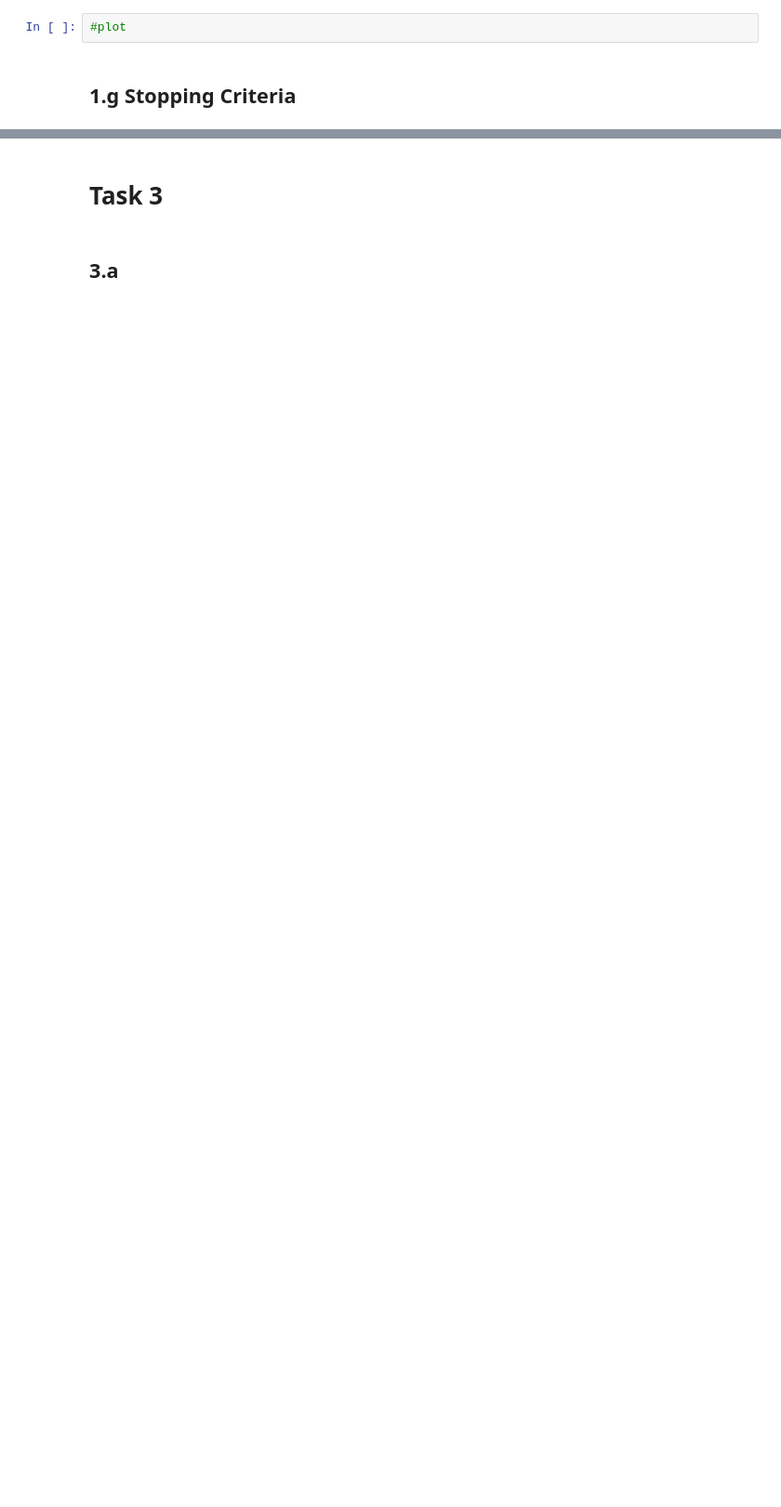
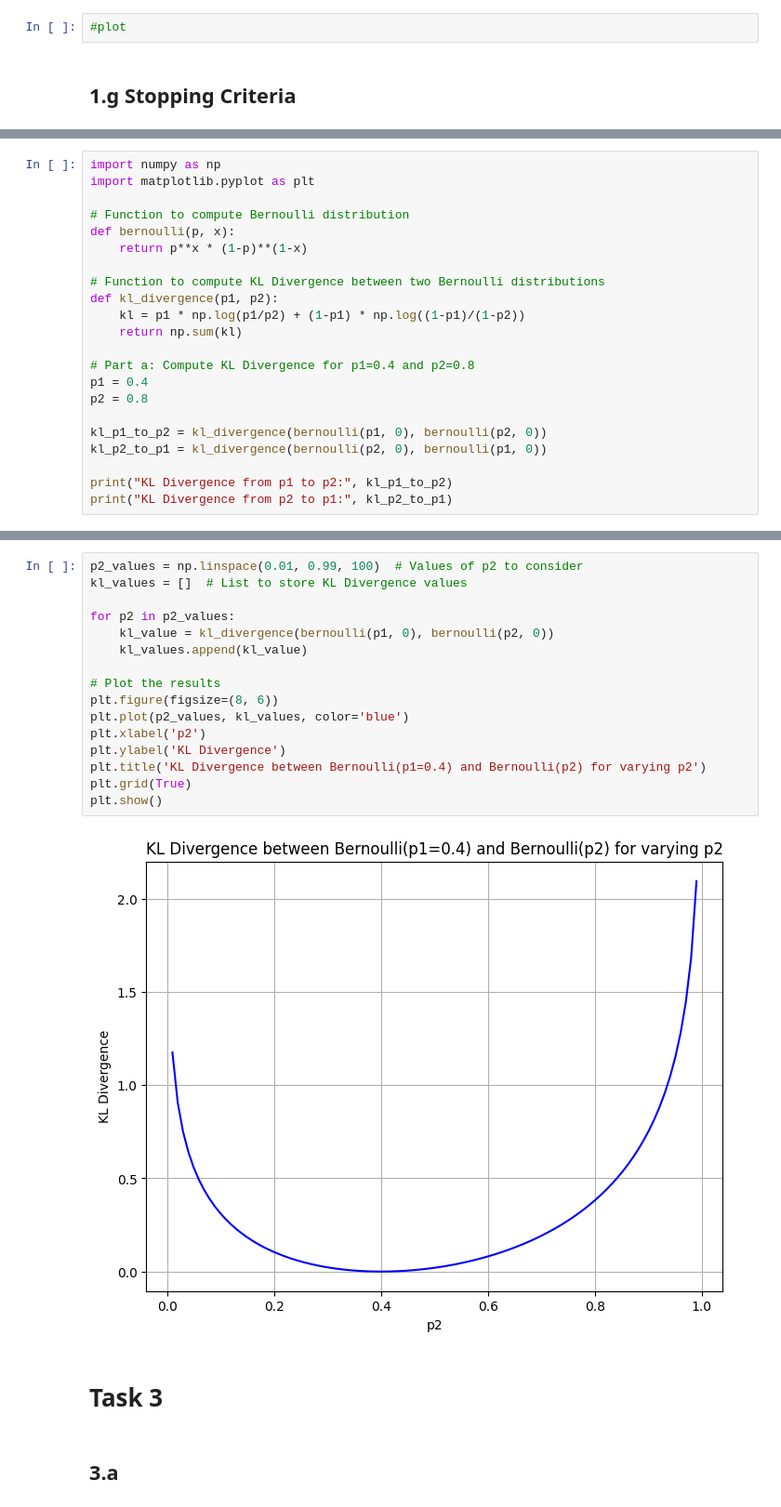
Before and after one commit to dpl373/AML, a Jupyter notebook: w_08/exercise_8_EK.ipynb, the cells around one changed output, grey strips where cells are left out. Shown at 93% size. Drawn from its saved outputs; the diff is of its cells as text; blank space fills up the shorter version.

```diff
--- a/w_08/exercise_8_EK.ipynb
+++ b/w_08/exercise_8_EK.ipynb
@@ -126,0 +158,22 @@ while num_iters < max_iters:
+# %%
+import numpy as np
+import matplotlib.pyplot as plt
+
+# Function to compute Bernoulli distribution
+def bernoulli(p, x):
+    return p**x * (1-p)**(1-x)
+
+# Function to compute KL Divergence between two Bernoulli distributions
+def kl_divergence(p1, p2):
+    kl = p1 * np.log(p1/p2) + (1-p1) * np.log((1-p1)/(1-p2))
+    return np.sum(kl)
+
+# Part a: Compute KL Divergence for p1=0.4 and p2=0.8
+p1 = 0.4
+p2 = 0.8
+
+kl_p1_to_p2 = kl_divergence(bernoulli(p1, 0), bernoulli(p2, 0))
+kl_p2_to_p1 = kl_divergence(bernoulli(p2, 0), bernoulli(p1, 0))
+
+print("KL Divergence from p1 to p2:", kl_p1_to_p2)
+print("KL Divergence from p2 to p1:", kl_p2_to_p1)
@@ -127,3 +185,21 @@ while num_iters < max_iters:
+# %%
+p2_values = np.linspace(0.01, 0.99, 100)  # Values of p2 to consider
+kl_values = []  # List to store KL Divergence values
+
+for p2 in p2_values:
+    kl_value = kl_divergence(bernoulli(p1, 0), bernoulli(p2, 0))
+    kl_values.append(kl_value)
+
+# Plot the results
+plt.figure(figsize=(8, 6))
+plt.plot(p2_values, kl_values, color='blue')
+plt.xlabel('p2')
+plt.ylabel('KL Divergence')
+plt.title('KL Divergence between Bernoulli(p1=0.4) and Bernoulli(p2) for varying p2')
+plt.grid(True)
+plt.show()
+# %% [output]
+[figure, added]
 # %% [markdown]
 # Task 3
 # %% [markdown]
```
Also changed, not shown: parts of 14 cells of this notebook.
